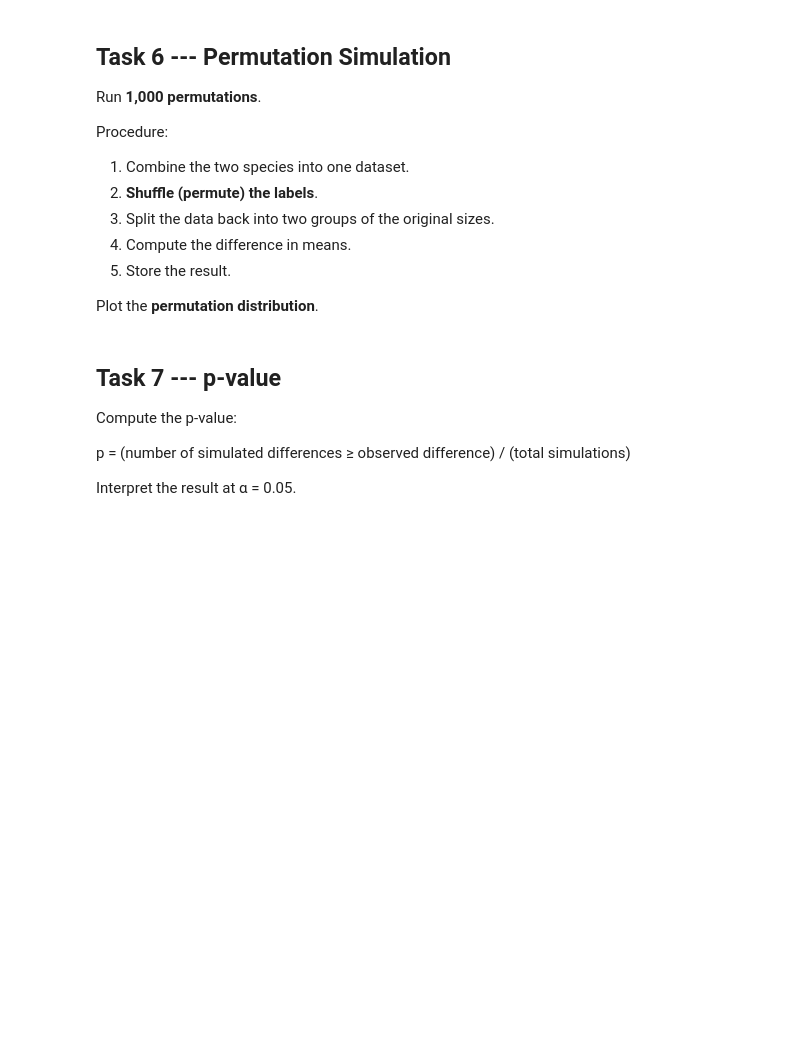
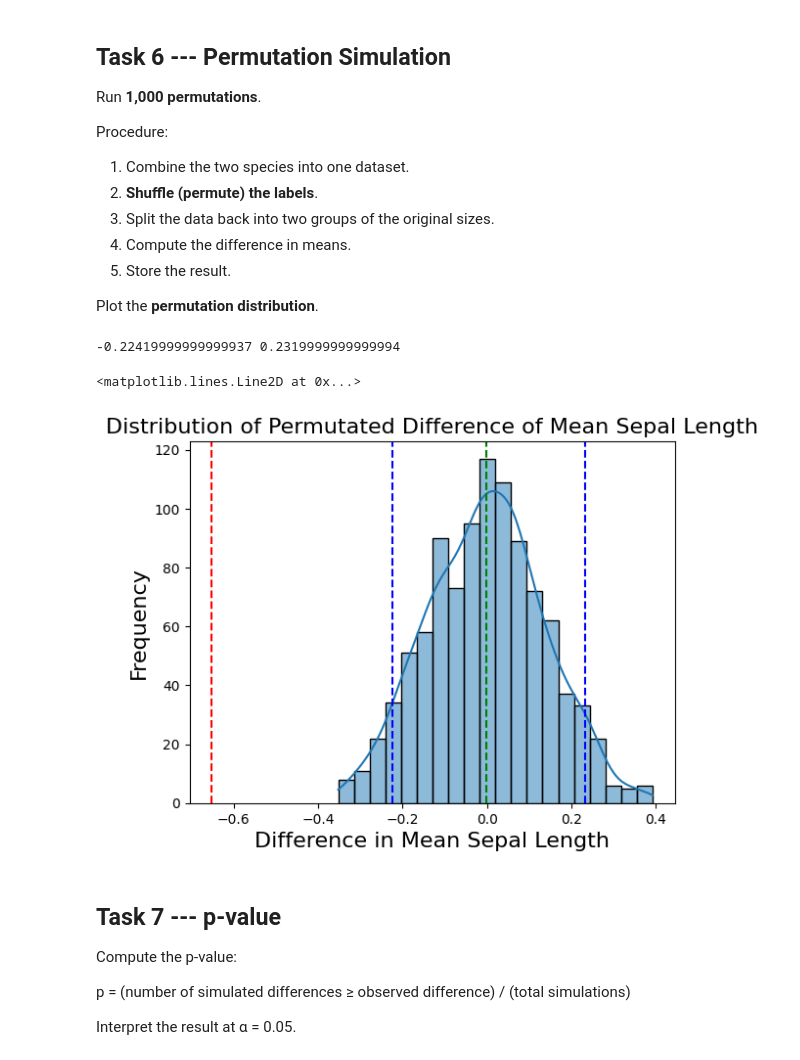
Before and after one commit to Nikolai-N484/Data201_NikolaiN, a Jupyter notebook: Week5/Week_5_Assignment_Nikolai.ipynb, the cells around one changed output. Drawn from its saved outputs; the diff is of its cells as text; code cells hidden in the pictures; blank space fills up the shorter version.

```diff
--- a/Week5/Week_5_Assignment_Nikolai.ipynb
+++ b/Week5/Week_5_Assignment_Nikolai.ipynb
@@ -187,3 +221,9 @@ For this task, use:
 Compute the observed difference in means:
 
 difference = mean(Versicolor) - mean(Virginica)
+# %%
+versicolor_lengths = iris[iris["species"] == "versicolor"]["sepal_length"]
+virginica_lengths = iris[iris["species"] == "virginica"]["sepal_length"]
+
+difference = np.mean(versicolor_lengths) - np.mean(virginica_lengths)
+print(f"Observed Difference: {difference:.3}")
@@ -201,6 +243,39 @@ Procedure:
 5.  Store the result.
 
 Plot the **permutation distribution**.
+# %%
+from numpy.random.mtrand import permutation
+combine_species= np.concatenate((versicolor_lengths, virginica_lengths))
+n_versicolor = len(versicolor_lengths)
+n_virginica = len(virginica_lengths)
+
+simu_diff = []
+permutation = 1000
+for i in range(permutation):
+  perm_sample = np.random.permutation(combine_species)
+
+  perm_versicolor = perm_sample[:n_versicolor]
+  perm_virginica = perm_sample[n_versicolor:]
+
+  perm_diff = np.mean(perm_versicolor) - np.mean(perm_virginica)
+  simu_diff.append(perm_diff)
+
+upper = np.quantile(simu_diff, 0.95)
+lower = np.quantile(simu_diff, 0.05)
+print(lower, upper)
+
+sns.histplot(simu_diff, kde=True)
+plt.axvline(x=np.mean(simu_diff), ymin=0, ymax=1, color="green", linestyle="--")
+plt.axvline(x=difference, ymin=0, ymax=1, color="red", linestyle="--")
+plt.title("Distribution of Permutated Difference of Mean Sepal Length", fontsize=16)
+plt.ylabel("Frequency", fontsize=16)
+plt.xlabel("Difference in Mean Sepal Length", fontsize=16)
+plt.axvline(x=lower, ymin=0, ymax=1, color='blue', linestyle='--')
+plt.axvline(x=upper, ymin=0, ymax=1, color='blue', linestyle='--')
+# %% [output]
+-0.22419999999999937 0.2319999999999994
+<matplotlib.lines.Line2D at 0x...>
+[figure, added]
 # %% [markdown]
 ## Task 7 --- p-value
 
```
Also changed, not shown: parts of 8 cells of this notebook.
